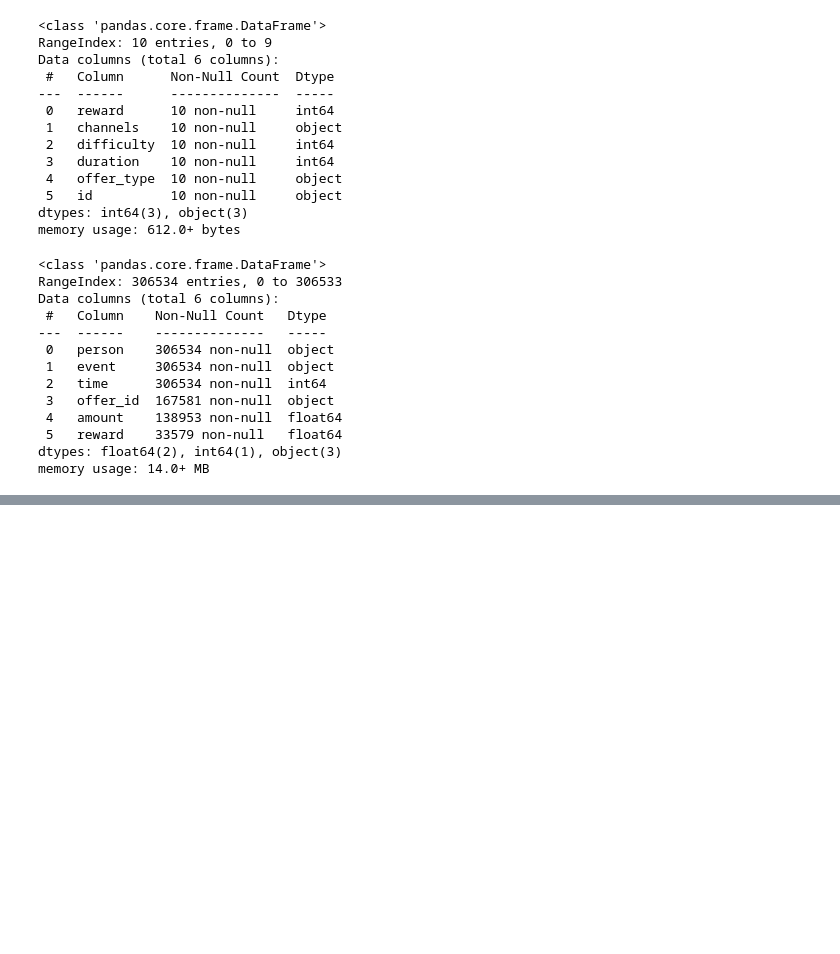
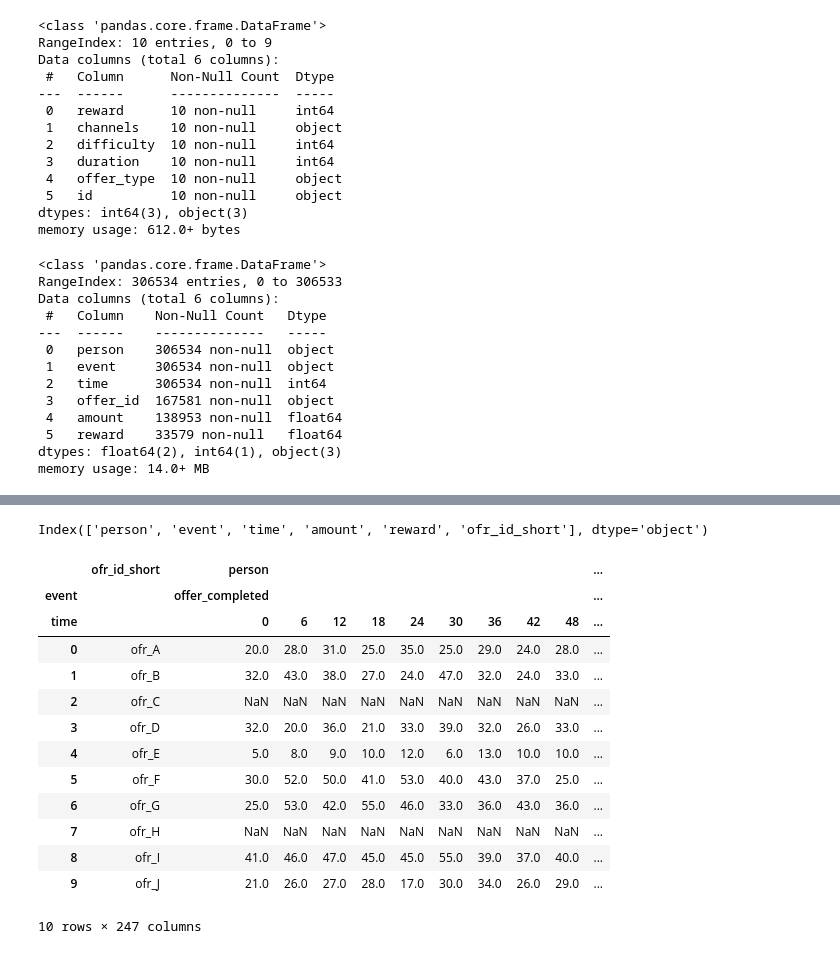
Before and after one commit to Niltonjuniorphd/Starbucks_project, a Jupyter notebook: Starbucks_Capstone_notebook_b.ipynb, the cells around one changed output, grey strips where cells are left out. Drawn from its saved outputs; the diff is of its cells as text; code cells hidden in the pictures; blank space fills up the shorter version.

```diff
--- a/Starbucks_Capstone_notebook_b.ipynb
+++ b/Starbucks_Capstone_notebook_b.ipynb
@@ -376,0 +517,5 @@ Name: count, dtype: int64
+# %%
+df = transcript_b.copy()
+df['ofr_id_short'] = df['offer_id'].map(port_id)
+df = df.drop('offer_id', axis=1)
+df
@@ -376,0 +536,21 @@ Name: count, dtype: int64
+# %%
+df.columns
+# %% [output]
+Index(['person', 'event', 'time', 'amount', 'reward', 'ofr_id_short'], dtype='object')
+# %%
+df.groupby(['event', 'ofr_id_short', 'time']).agg({'person': 'count'}).unstack([0,2]).reset_index()
+# %% [output]
+|  | ofr_id_short | person |  |  |  |  |  |  |  |  | ... |
+| event |  | offer_completed |  |  |  |  |  |  |  |  | ... |
+| time |  | 0 | 6 | 12 | 18 | 24 | 30 | 36 | 42 | 48 | ... |
+| 0 | ofr_A | 20.0 | 28.0 | 31.0 | 25.0 | 35.0 | 25.0 | 29.0 | 24.0 | 28.0 | ... |
+| 1 | ofr_B | 32.0 | 43.0 | 38.0 | 27.0 | 24.0 | 47.0 | 32.0 | 24.0 | 33.0 | ... |
+| 2 | ofr_C | NaN | NaN | NaN | NaN | NaN | NaN | NaN | NaN | NaN | ... |
+| 3 | ofr_D | 32.0 | 20.0 | 36.0 | 21.0 | 33.0 | 39.0 | 32.0 | 26.0 | 33.0 | ... |
+| 4 | ofr_E | 5.0 | 8.0 | 9.0 | 10.0 | 12.0 | 6.0 | 13.0 | 10.0 | 10.0 | ... |
+| 5 | ofr_F | 30.0 | 52.0 | 50.0 | 41.0 | 53.0 | 40.0 | 43.0 | 37.0 | 25.0 | ... |
+| 6 | ofr_G | 25.0 | 53.0 | 42.0 | 55.0 | 46.0 | 33.0 | 36.0 | 43.0 | 36.0 | ... |
+| 7 | ofr_H | NaN | NaN | NaN | NaN | NaN | NaN | NaN | NaN | NaN | ... |
+| 8 | ofr_I | 41.0 | 46.0 | 47.0 | 45.0 | 45.0 | 55.0 | 39.0 | 37.0 | 40.0 | ... |
+| 9 | ofr_J | 21.0 | 26.0 | 27.0 | 28.0 | 17.0 | 30.0 | 34.0 | 26.0 | 29.0 | ... |
+10 rows × 247 columns
```
Also changed, not shown: parts of 24 cells of this notebook, 2 other files.
